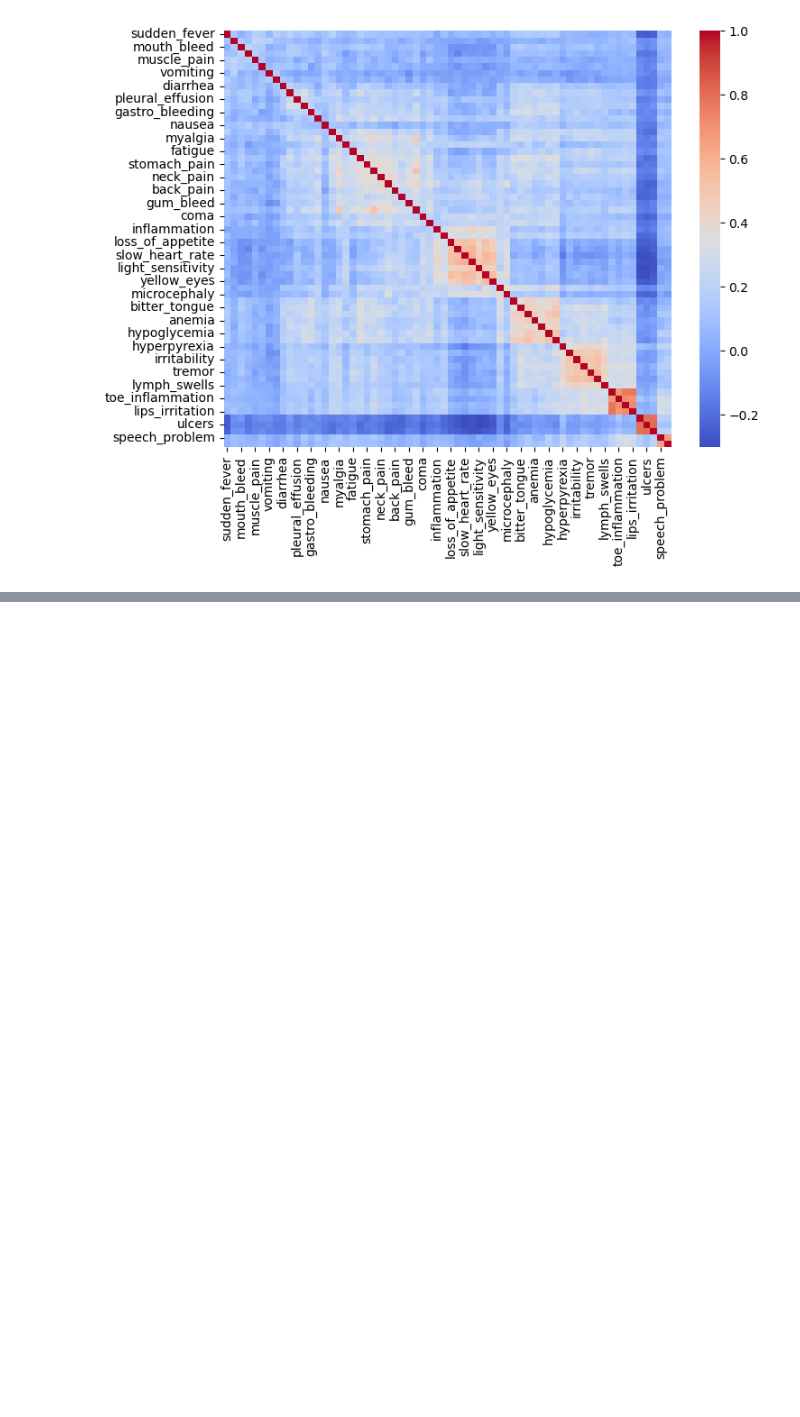
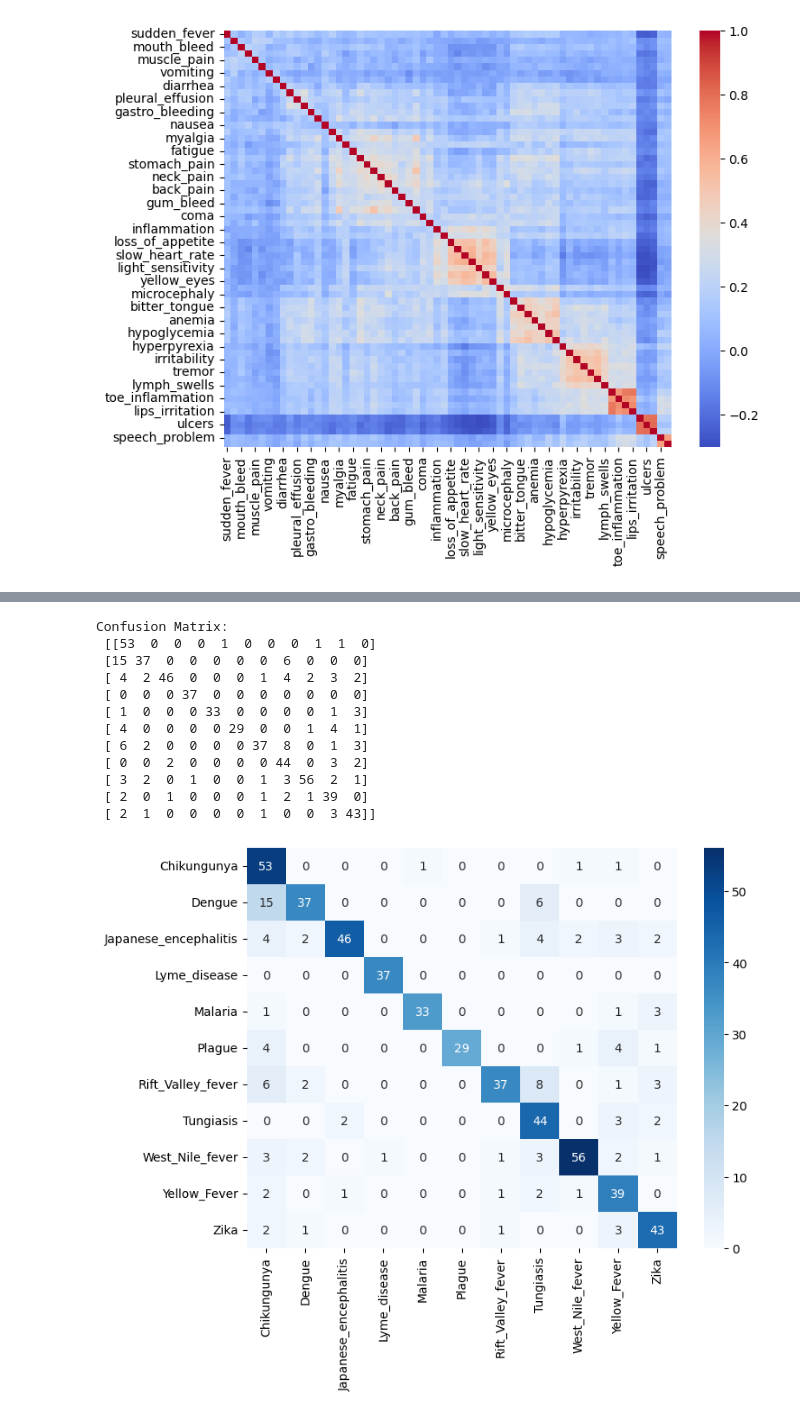
Before and after one commit to AlbertoArath/IA, a Jupyter notebook: MachineLearning/Projects/Classification_TabularVectorBorneDiseaseDataSet/VectorBorneDiseasePrediction.ipynb, the cells around one changed output, grey strips where cells are left out. Drawn from its saved outputs; the diff is of its cells as text; code cells hidden in the pictures; blank space fills up the shorter version.

```diff
--- a/MachineLearning/Projects/Classification_TabularVectorBorneDiseaseDataSet/VectorBorneDiseasePrediction.ipynb
+++ b/MachineLearning/Projects/Classification_TabularVectorBorneDiseaseDataSet/VectorBorneDiseasePrediction.ipynb
@@ -73,6 +74,14 @@ label_encoder = LabelEncoder()
 
 X_train, X_test, y_train, y_test = train_test_split (X, y, test_size=0.2, random_state=random_seed)
 
+print(y_test)
+y_test = label_encoder.fit_transform (y_test)
+print(y_test)
+
+
+y_train = label_encoder.fit_transform (y_train)
+
+y_train = y_train.squeeze()
 print(X.shape)
 print(y.shape)
 print(X_train.shape)
@@ -190,0 +380,36 @@ Test Score  RandomForestClassifier 0.24647887323943662
+# %%
+from sklearn.metrics import confusion_matrix
+
+#print (y_train.shape)
+#print (y_pred.shape)
+#print (len(label_encoder.classes_))
+#print (label_encoder.classes_)
+
+y_train_decoded = label_encoder.inverse_transform (y_train)
+y_predict_decoded = label_encoder.inverse_transform (y_pred)
+
+#print (y_train_decoded)
+cm = confusion_matrix (y_train_decoded, y_predict_decoded, labels=label_encoder.classes_)
+
+
+plt.figure(figsize=(8, 6))
+sns.heatmap(cm, annot=True, fmt='d', cmap='Blues',
+            xticklabels=label_encoder.classes_,
+            yticklabels=label_encoder.classes_)
+
+print ("Confusion Matrix:\n", cm)
+#y_pred_original
+# %% [output]
+Confusion Matrix:
+ [[53  0  0  0  1  0  0  0  1  1  0]
+ [15 37  0  0  0  0  0  6  0  0  0]
+ [ 4  2 46  0  0  0  1  4  2  3  2]
+ [ 0  0  0 37  0  0  0  0  0  0  0]
+ [ 1  0  0  0 33  0  0  0  0  1  3]
+ [ 4  0  0  0  0 29  0  0  1  4  1]
+ [ 6  2  0  0  0  0 37  8  0  1  3]
+ [ 0  0  2  0  0  0  0 44  0  3  2]
+ [ 3  2  0  1  0  0  1  3 56  2  1]
+ [ 2  0  1  0  0  0  1  2  1 39  0]
+ [ 2  1  0  0  0  0  1  0  0  3 43]]
+[figure, added]
```
Also changed, not shown: parts of 11 cells of this notebook, 1 other file.
